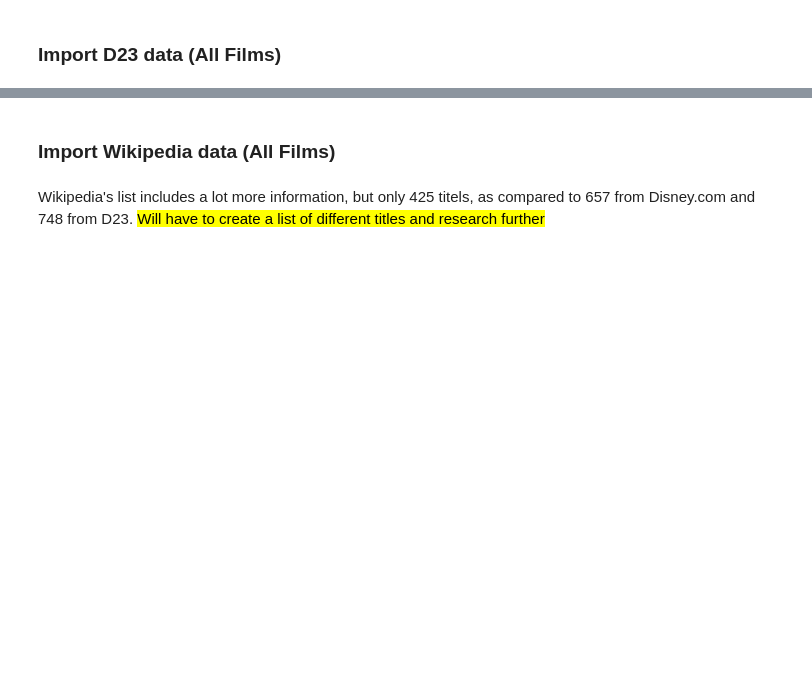
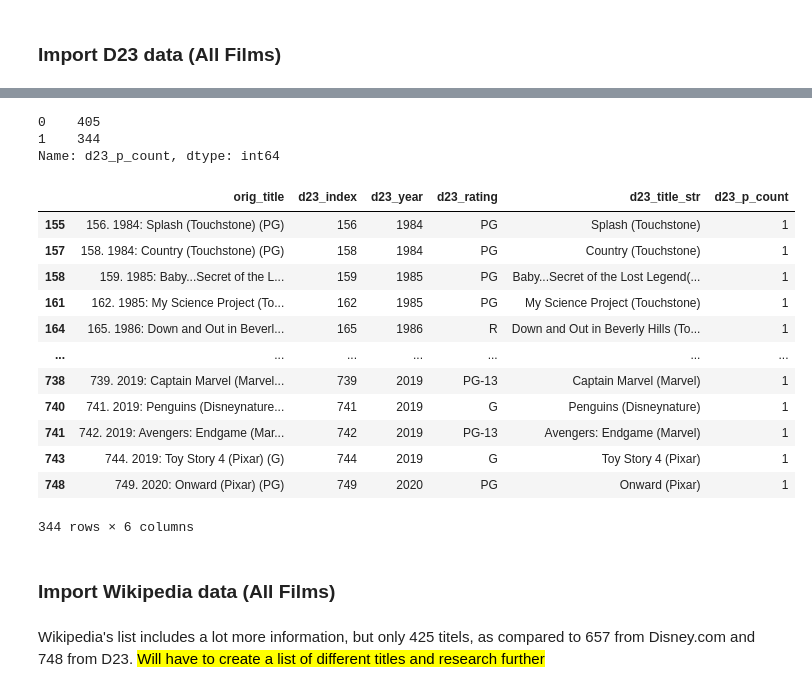
Before and after one commit to ThisBenRoberts/Disney-Movie-Project, a Jupyter notebook: 01_Disney_Import.ipynb, the cells around one changed output, grey strips where cells are left out. Cells and saved outputs as stored; diff of their text form; code cells hidden in the pictures; blank space fills up the shorter version.

```diff
--- a/01_Disney_Import.ipynb
+++ b/01_Disney_Import.ipynb
@@ -52,0 +262,25 @@ FL_D23.head()
+# %%
+# 405 rows are ready to go
+# 344 rows contain one set of parenthesis
+
+FL_D23['d23_p_count'].value_counts()
+# %% [output]
+0    405
+1    344
+Name: d23_p_count, dtype: int64
+# %%
+FL_D23[FL_D23['d23_p_count'] == 1]
+# %% [output]
+|  | orig_title | d23_index | d23_year | d23_rating | d23_title_str | d23_p_count |
+| 155 | 156. 1984: Splash (Touchstone) (PG) | 156 | 1984 | PG | Splash (Touchstone) | 1 |
+| 157 | 158. 1984: Country (Touchstone) (PG) | 158 | 1984 | PG | Country (Touchstone) | 1 |
+| 158 | 159. 1985: Baby...Secret of the L... | 159 | 1985 | PG | Baby...Secret of the Lost Legend(... | 1 |
+| 161 | 162. 1985: My Science Project (To... | 162 | 1985 | PG | My Science Project (Touchstone) | 1 |
+| 164 | 165. 1986: Down and Out in Beverl... | 165 | 1986 | R | Down and Out in Beverly Hills (To... | 1 |
+| ... | ... | ... | ... | ... | ... | ... |
+| 738 | 739. 2019: Captain Marvel (Marvel... | 739 | 2019 | PG-13 | Captain Marvel (Marvel) | 1 |
+| 740 | 741. 2019: Penguins (Disneynature... | 741 | 2019 | G | Penguins (Disneynature) | 1 |
+| 741 | 742. 2019: Avengers: Endgame (Mar... | 742 | 2019 | PG-13 | Avengers: Endgame (Marvel) | 1 |
+| 743 | 744. 2019: Toy Story 4 (Pixar) (G) | 744 | 2019 | G | Toy Story 4 (Pixar) | 1 |
+| 748 | 749. 2020: Onward (Pixar) (PG) | 749 | 2020 | PG | Onward (Pixar) | 1 |
+344 rows × 6 columns
```
Also changed, not shown: parts of 29 cells of this notebook.
